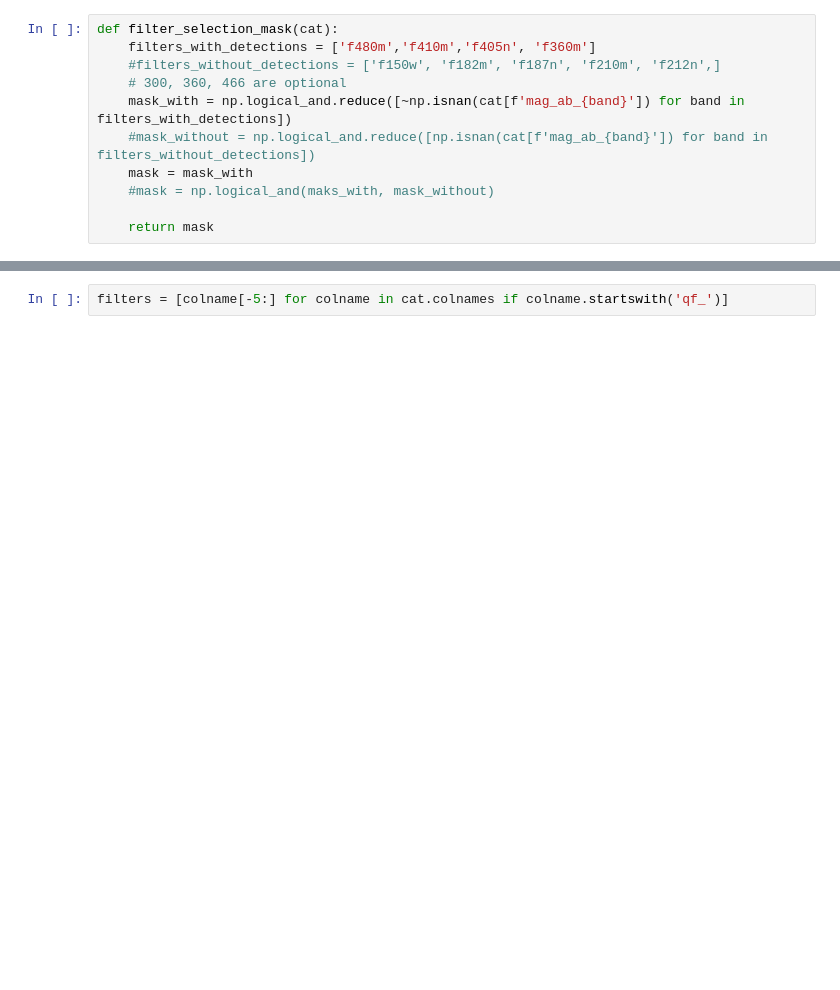
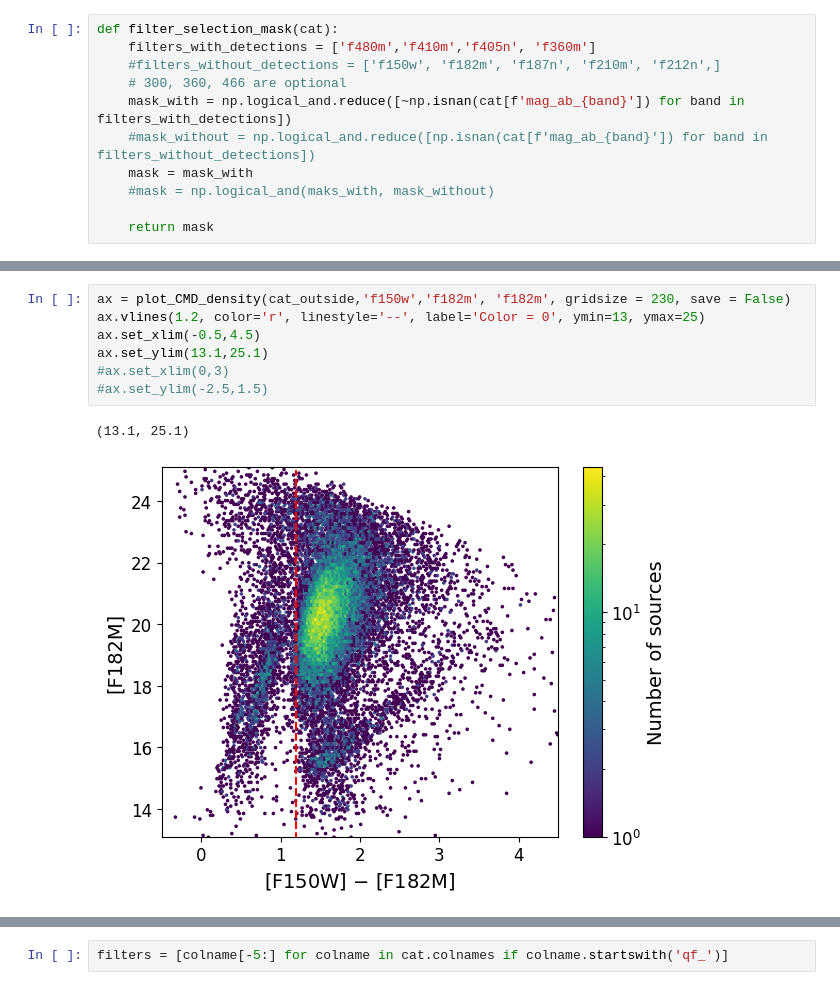
Before and after one commit to nbudaiev/jwst_sgrb2, a Jupyter notebook: sgrb2_jwst/CMD_maker.ipynb, the cells around one changed output, grey strips where cells are left out. Cells and saved outputs as stored; diff of their text form; blank space fills up the shorter version.

```diff
--- a/sgrb2_jwst/CMD_maker.ipynb
+++ b/sgrb2_jwst/CMD_maker.ipynb
@@ -30,0 +196,10 @@ cat.catalog = cat.catalog[mask]
+# %%
+ax = plot_CMD_density(cat_outside,'f150w','f182m', 'f182m', gridsize = 230, save = False)
+ax.vlines(1.2, color='r', linestyle='--', label='Color = 0', ymin=13, ymax=25)
+ax.set_xlim(-0.5,4.5)
+ax.set_ylim(13.1,25.1)
+#ax.set_xlim(0,3)
+#ax.set_ylim(-2.5,1.5)
+# %% [output]
+(13.1, 25.1)
+[figure, added]
```
Also changed, not shown: parts of 80 cells of this notebook, 4 other files.
